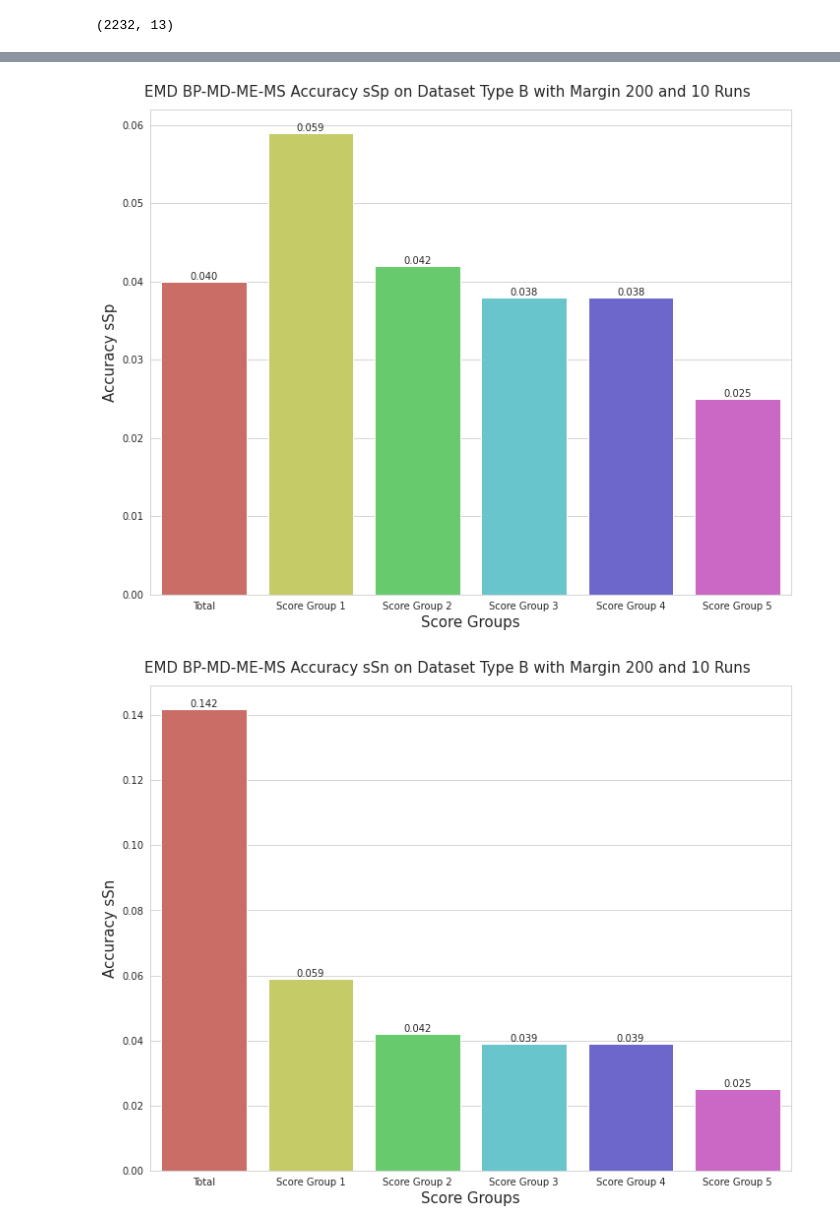
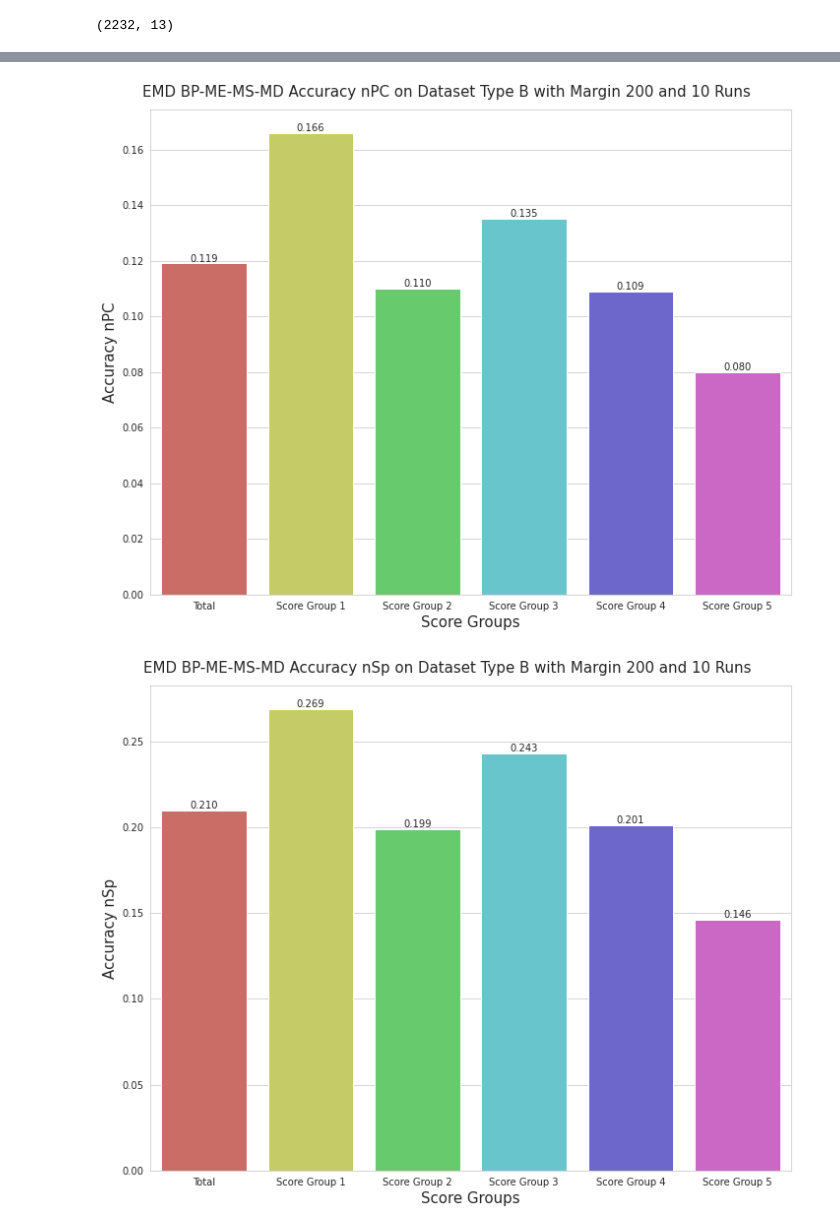
Before and after one commit to SpyrosAlvanakis/Molecular_Algorithms_project, a Jupyter notebook: Run_EMD_Pipeline.ipynb, the cells around one changed output, grey strips where cells are left out. Cells and saved outputs as stored; diff of their text form; code cells hidden in the pictures.

```diff
--- a/Run_EMD_Pipeline.ipynb
+++ b/Run_EMD_Pipeline.ipynb
@@ -371,8 +355,7 @@ plot_site_accuracies(predictions_df)
-# %%
-plot_site_accuracies(predictions_df, 'sSp')
-# %% [output]
-[figure, removed]
-# %%
-plot_site_accuracies(predictions_df, 'sSn')
-# %% [output]
-[figure, removed]
+# %%
+# Nucleotide level accuracies
+for acc in ['nPC', 'nSp', 'nSn']:
+    plot_nucleotide_accuracies(predictions_df, mode=acc, algorithms=algs)
+# %% [output]
+[figure, added]
+[figure, added]
```
Also changed, not shown: parts of 13 cells of this notebook, 3 other files.
